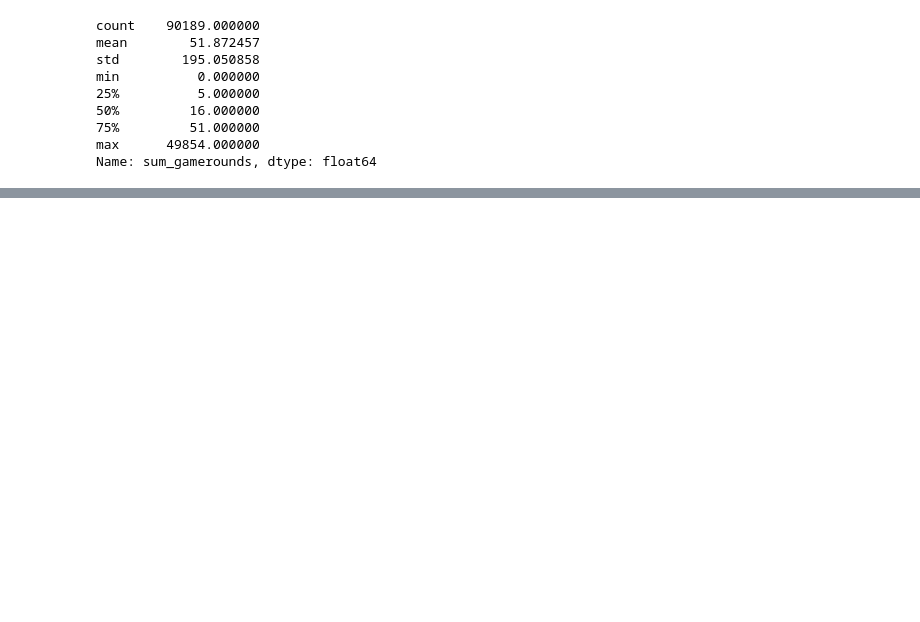
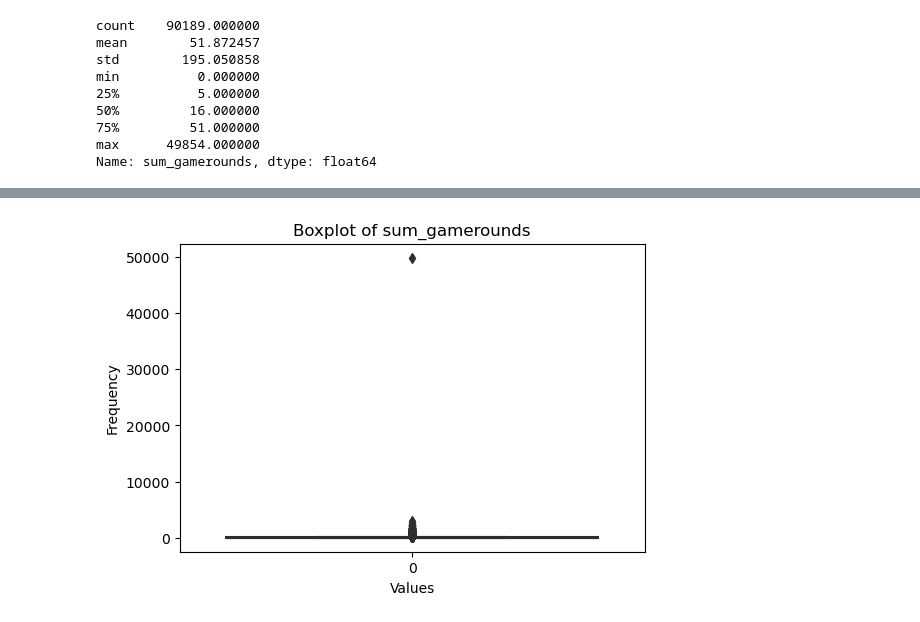
Before and after one commit to Lughaidh-w/AB-Testing-Cookie-Cats, a Jupyter notebook: notebooks/ab-testing-cookie-cats.ipynb, the cells around one changed output, grey strips where cells are left out. Drawn from its saved outputs; the diff is of its cells as text; code cells hidden in the pictures; blank space fills up the shorter version.

```diff
--- a/notebooks/ab-testing-cookie-cats.ipynb
+++ b/notebooks/ab-testing-cookie-cats.ipynb
@@ -104,0 +106,4 @@ some_functions.basic_histo(df.sum_gamerounds, bins=20)
+# %%
+some_functions.basic_boxplot(df.sum_gamerounds)
+# %% [output]
+[figure, added]
```
Also changed, not shown: parts of 22 cells of this notebook, 2 other files.
